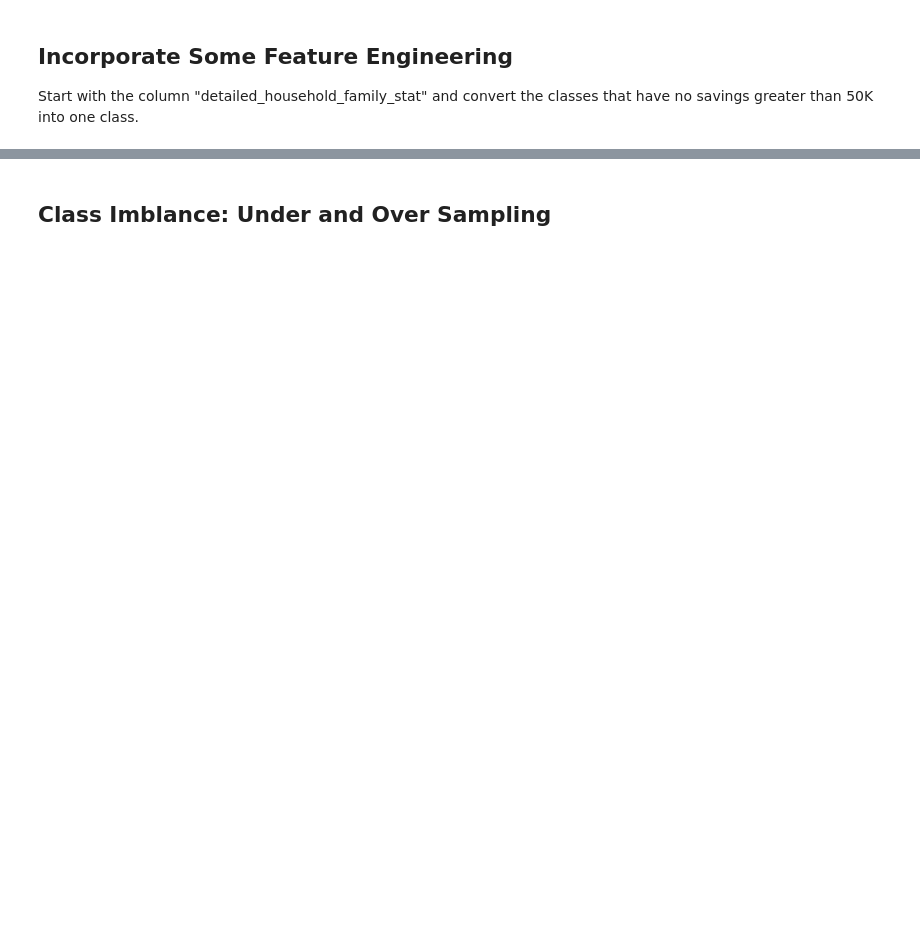
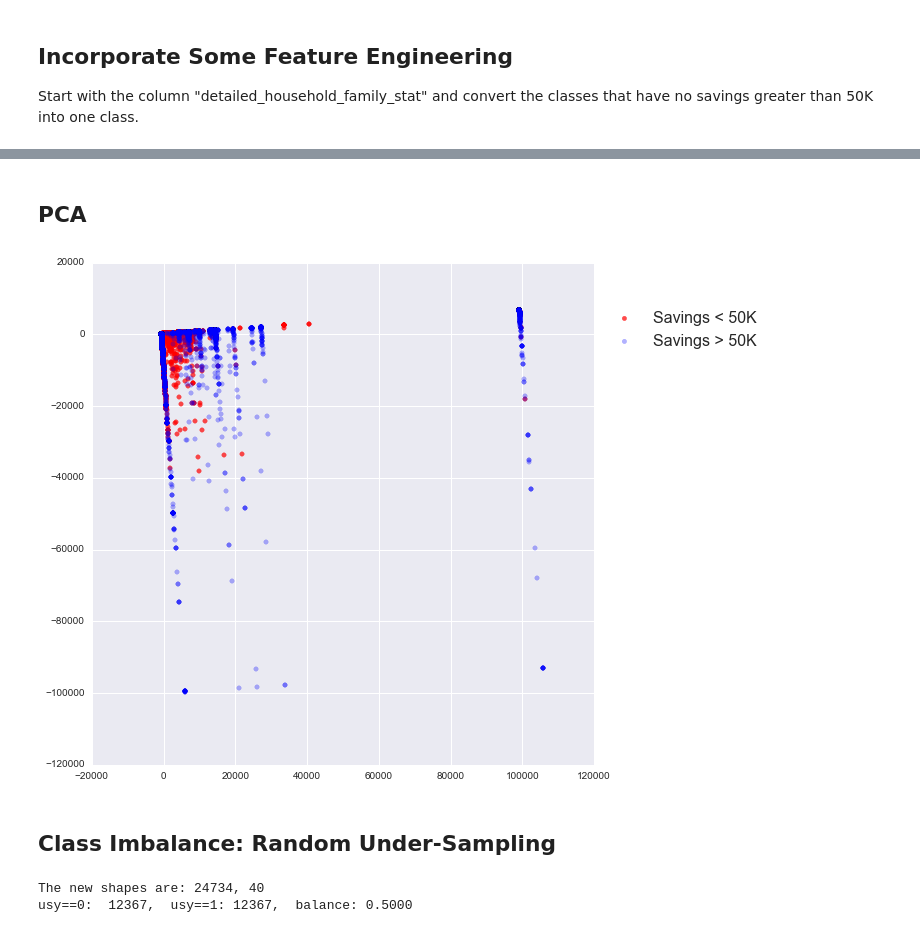
Before and after one commit to g-deoliveira/US-Census-Data-Project, a Jupyter notebook: Chapter 2 - Model Selection and Training.ipynb, the cells around one changed output, grey strips where cells are left out. Saved outputs shown, nothing was run; the diff lists cells and outputs as text; code cells hidden in the pictures; blank space fills up the shorter version.

Commit message:
sampling updates

```diff
--- a/Chapter 2 - Model Selection and Training.ipynb
+++ b/Chapter 2 - Model Selection and Training.ipynb
@@ -352,10 +540,6 @@ print classification_report(y_test, y_pred, digits=5)
+# %% [markdown]
+## PCA
 # %%
 # Fit and transform x to visualise inside a 2D feature space
-from sklearn.decomposition import PCA
+
 pca = PCA(n_components=2)
-data_vis = pca.fit_transform(X)
-print 'shape(data_vis):', data_vis.shape
-print data_vis[:4,:]
-print data_vis[-4:,:]
-print 'pca.components_.shape:', pca.components_.shape
-print 'pca.explained_variance_ratio_:', pca.explained_variance_ratio_
@@ -366,24 +546,20 @@ print 'y==0 + y==1:', (y==0).sum() + (y==1).sum()
 # %%
-# Plot the original data
-# Plot the two classes
-
 def scatter_plot(X, y):
+    assert isinstance(y, np.ndarray), "y needs to be numpy.ndarray"
     data_vis = pca.fit_transform(X)
-    yeq0 = data_vis[ (y==0) ]
+    yeq0 = data_vis[ y==0 ]
     yeq1 = data_vis[ (y==1) ]
-    palette = sns.color_palette()
-    almost_black = '#262626'
     fig=plt.figure(figsize=(9,9));
     ax = fig.gca();
-    ax.scatter(yeq0[:, 0], yeq0[:, 1], label="Savings < 50K", alpha=0.3, facecolor=palette[0],
-               linewidth=0.15, edgecolor=almost_black);
-    ax.scatter(yeq1[:, 0], yeq1[:, 1], label="Savings > 50K", alpha=0.3, facecolor=palette[2],
-               linewidth=0.15, edgecolor=almost_black);
+    ax.scatter(yeq0[:, 0], yeq0[:, 1], label="Savings < 50K", alpha=0.7, c='r', edgecolors='face');
+    ax.scatter(yeq1[:, 0], yeq1[:, 1], label="Savings > 50K", alpha=0.3, c='b', edgecolors='face');
     ax.legend(fontsize=16, loc='lower left', bbox_to_anchor=(1,0.8));
     return ax
 # %%
-ax = scatter_plot(X, y);
+ax = scatter_plot(X, y.as_matrix());
+# %% [output]
+[figure, added]
 # %% [markdown]
-## Class Imblance: Under and Over Sampling
+## Class Imbalance: Random Under-Sampling
 # %%
 from imblearn.under_sampling import RandomUnderSampler
@@ -397,0 +566,11 @@ ax = scatter_plot(usx, usy);
+# %%
+# 'Random under-sampling'
+US = RandomUnderSampler()
+usx, usy = US.fit_sample(X, y)
+print 'The new shapes are: {:d}, {:d}'.format(usx.shape[0], usx.shape[1])
+
+n0, n1 = (usy == 0).sum(), (usy == 1).sum()
+print 'usy==0: {:6d},  usy==1: {:4d},  balance: {:.4f}'.format(n0, n1, float(n0)/(n0+n1))
+# %% [output]
+The new shapes are: 24734, 40
+usy==0:  12367,  usy==1: 12367,  balance: 0.5000
```
Also changed, not shown: parts of 46 cells of this notebook.
